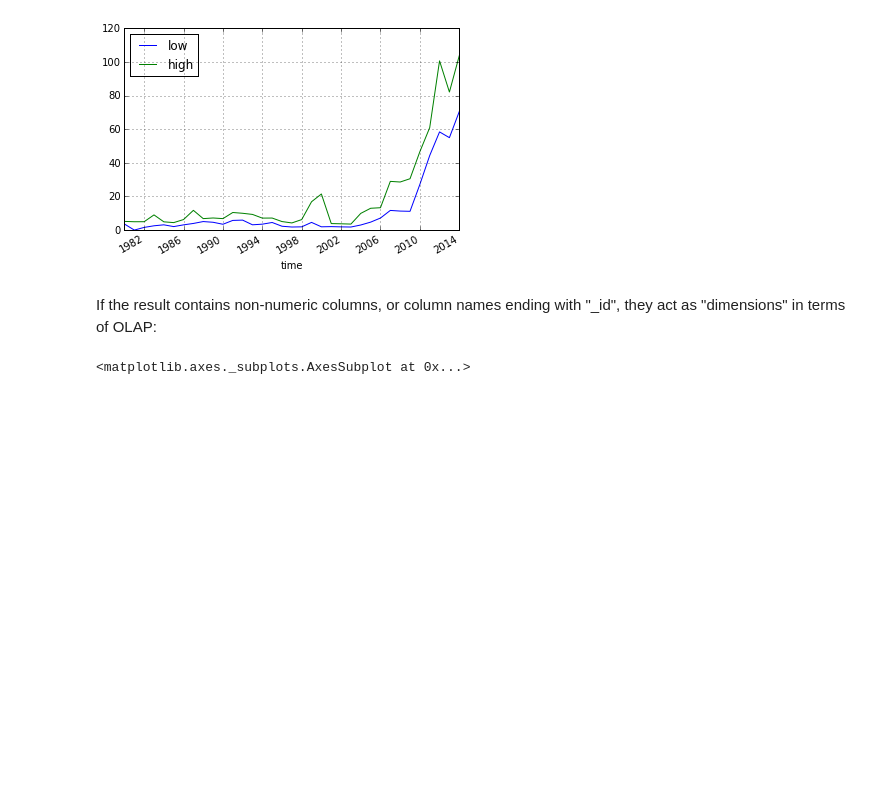
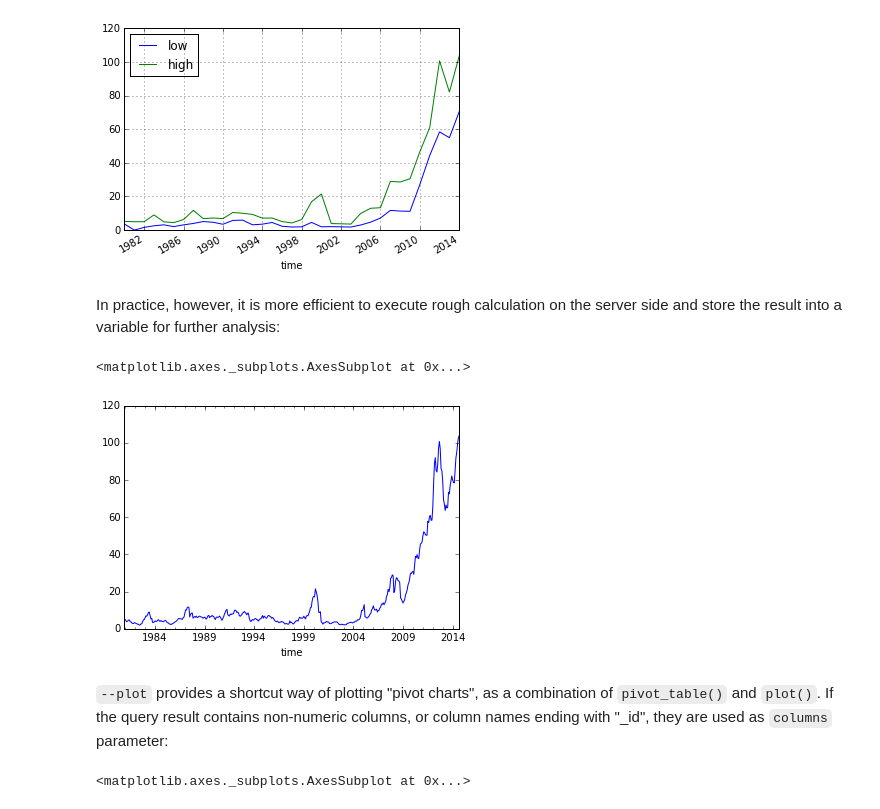
Before and after one commit to treasure-data/pandas-td, a Jupyter notebook: doc/magic.ipynb, the cells around one changed output. Drawn from its saved outputs; the diff is of its cells as text; code cells hidden in the pictures; blank space fills up the shorter version.

Commit message:
Add notes for resample.

```diff
--- a/doc/magic.ipynb
+++ b/doc/magic.ipynb
@@ -172,3 +172,5 @@ group by
 # %% [output]
 <matplotlib.axes._subplots.AxesSubplot at 0x...>
 [figure]
+# %% [markdown]
+In practice, however, it is more efficient to execute rough calculation on the server side and store the result into a variable for further analysis:
@@ -175,5 +192,11 @@ group by
+# %%
+# Use resample for local calculation
+df['high'].resample('1m', how='max').plot()
+# %% [output]
+<matplotlib.axes._subplots.AxesSubplot at 0x...>
+[figure, added]
 # %% [markdown]
-If the result contains non-numeric columns, or column names ending with "_id", they act as "dimensions" in terms of OLAP:
+``--plot`` provides a shortcut way of plotting "pivot charts", as a combination of ``pivot_table()`` and ``plot()``.  If the query result contains non-numeric columns, or column names ending with "_id", they are used as ``columns`` parameter:
 # %%
 %%td_presto --plot
 select
```
Also changed, not shown: parts of 3 cells of this notebook.
